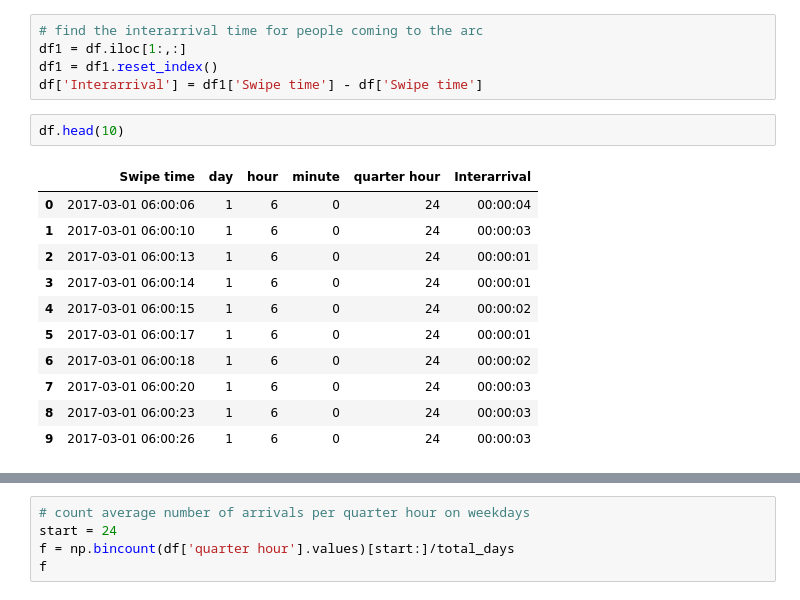
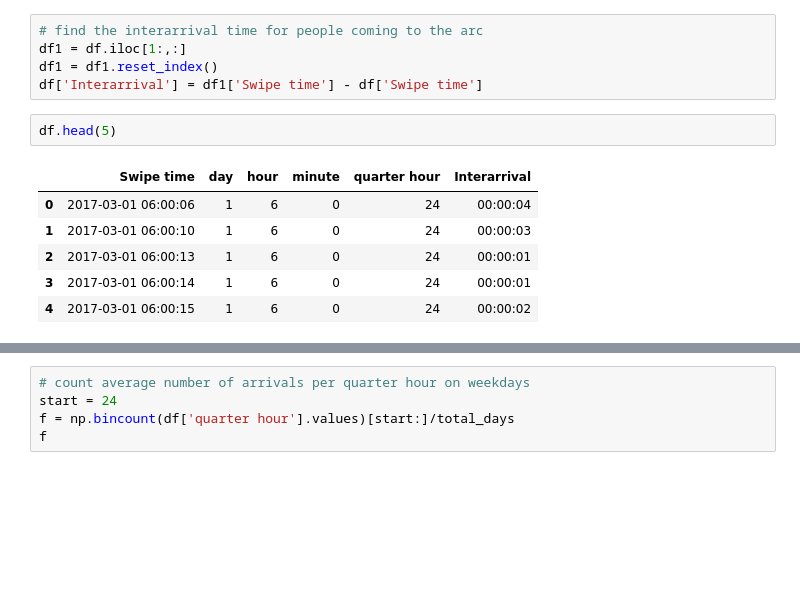
Before and after one commit to spkelle2/IE_413, a Jupyter notebook: project/swipe_right.ipynb, the cells around one changed output, grey strips where cells are left out. Drawn from its saved outputs; the diff is of its cells as text; blank space fills up the shorter version.

```diff
--- a/project/swipe_right.ipynb
+++ b/project/swipe_right.ipynb
@@ -72,19 +64,14 @@ df1 = df.iloc[1:,:]
 df1 = df1.reset_index()
 df['Interarrival'] = df1['Swipe time'] - df['Swipe time']
 # %%
-df.head(10)
+df.head(5)
 # %% [output]
 |  | Swipe time | day | hour | minute | quarter hour | Interarrival |
 | 0 | 2017-03-01 06:00:06 | 1 | 6 | 0 | 24 | 00:00:04 |
 | 1 | 2017-03-01 06:00:10 | 1 | 6 | 0 | 24 | 00:00:03 |
 | 2 | 2017-03-01 06:00:13 | 1 | 6 | 0 | 24 | 00:00:01 |
 | 3 | 2017-03-01 06:00:14 | 1 | 6 | 0 | 24 | 00:00:01 |
 | 4 | 2017-03-01 06:00:15 | 1 | 6 | 0 | 24 | 00:00:02 |
-| 5 | 2017-03-01 06:00:17 | 1 | 6 | 0 | 24 | 00:00:01 |
-| 6 | 2017-03-01 06:00:18 | 1 | 6 | 0 | 24 | 00:00:02 |
-| 7 | 2017-03-01 06:00:20 | 1 | 6 | 0 | 24 | 00:00:03 |
-| 8 | 2017-03-01 06:00:23 | 1 | 6 | 0 | 24 | 00:00:03 |
-| 9 | 2017-03-01 06:00:26 | 1 | 6 | 0 | 24 | 00:00:03 |
 # %%
 # make madeline a csv so she can find average initial starting conditions
 df2 = df[df['quarter hour'] == 24]
```
Also changed, not shown: parts of 3 cells of this notebook.
